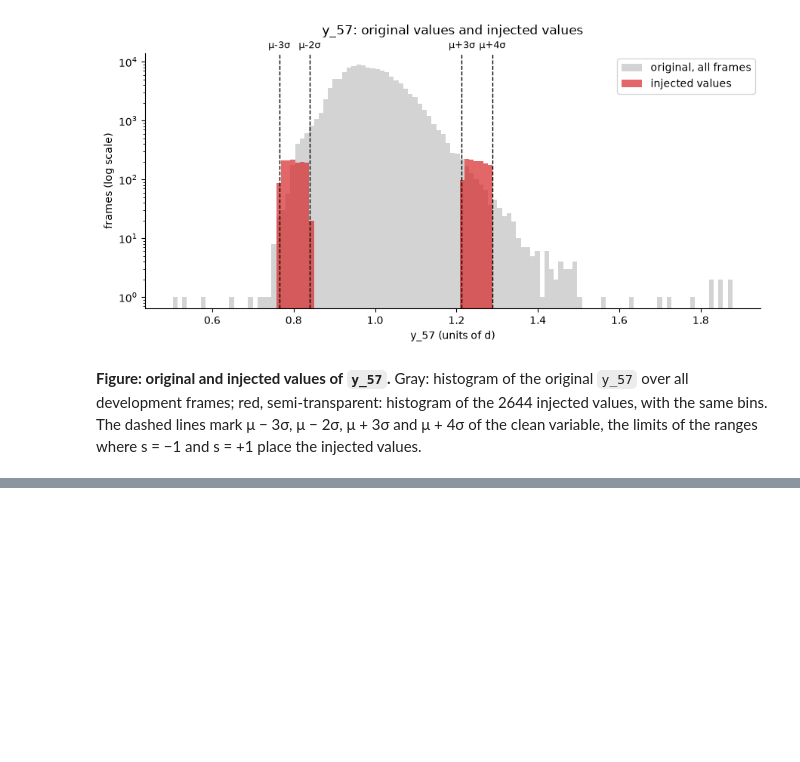
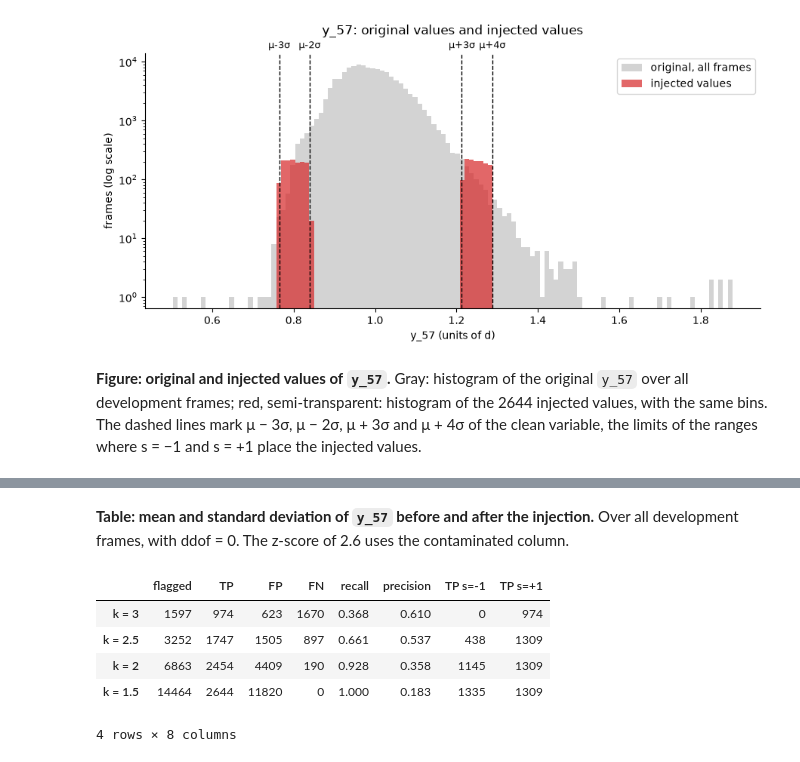
Before and after one commit to migasantunes/Emotion_Recognition, a Jupyter notebook: notebooks/02_quality.ipynb, the cells around one changed output, grey strips where cells are left out. Cells and saved outputs as stored; diff of their text form; code cells hidden in the pictures; blank space fills up the shorter version.

```diff
--- a/notebooks/02_quality.ipynb
+++ b/notebooks/02_quality.ipynb
@@ -701,0 +715,22 @@ plt.show()
+# %% [markdown]
+**Table: mean and standard deviation of `y_57` before and after the injection.** Over all development frames, with ddof = 0. The z-score of 2.6 uses the contaminated column.
+# %%
+truth = df_c["injected"].to_numpy()
+below = (df_c["y_57"] < mu).to_numpy()  # injected frames below the clean mean (mu of 2.5) = s = -1
+
+rows = {}
+for k in (3, 2.5, 2, 1.5):
+    f = outl.zscore_flags(df_c[["y_57"]], k)[:, 0]  # mean and std of the contaminated variable
+    scores = outl.detection_scores(f, truth)  # dict: flagged, TP, FP, FN, recall, precision
+    scores["TP s=-1"] = (f & truth & below).sum()  # injected below the mean and caught
+    scores["TP s=+1"] = (f & truth & ~below).sum()  # injected above the mean and caught
+    rows[f"k = {k}"] = scores
+z_scores = pd.DataFrame.from_dict(rows, orient="index")  # one row per k
+z_scores.round(3)
+# %% [output]
+|  | flagged | TP | FP | FN | recall | precision | TP s=-1 | TP s=+1 |
+| k = 3 | 1597 | 974 | 623 | 1670 | 0.368 | 0.610 | 0 | 974 |
+| k = 2.5 | 3252 | 1747 | 1505 | 897 | 0.661 | 0.537 | 438 | 1309 |
+| k = 2 | 6863 | 2454 | 4409 | 190 | 0.928 | 0.358 | 1145 | 1309 |
+| k = 1.5 | 14464 | 2644 | 11820 | 0 | 1.000 | 0.183 | 1335 | 1309 |
+4 rows × 8 columns
```
Also changed, not shown: parts of 8 cells of this notebook, 1 other file.
